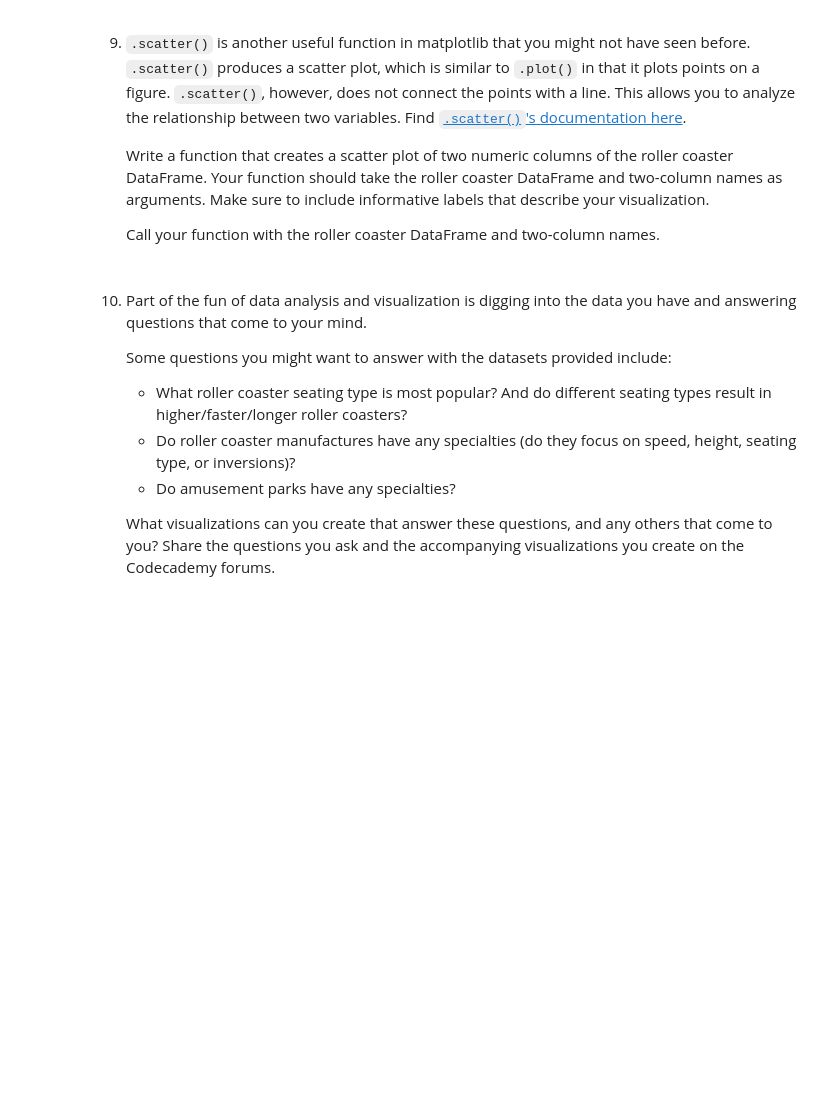
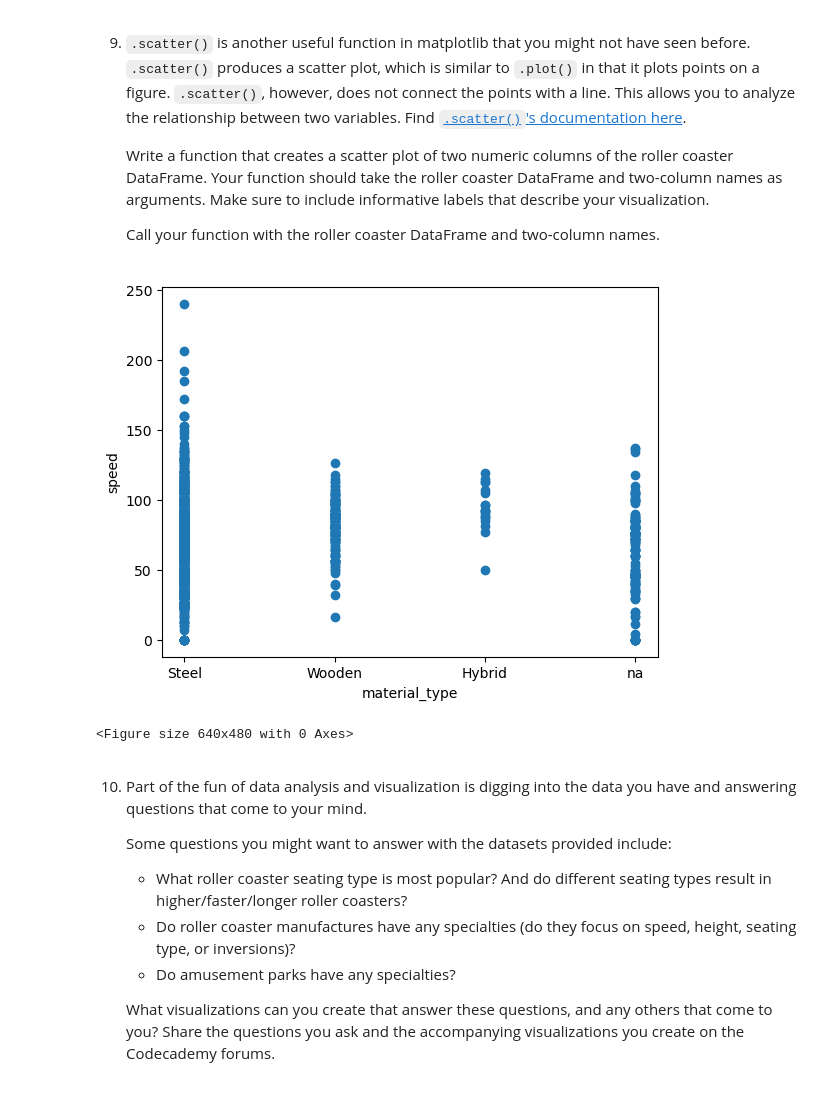
Before and after one commit to maximilianjun/roller-coaster-mini-project-3, a Jupyter notebook: Roller Coaster.ipynb, the cells around one changed output. Cells and saved outputs as stored; diff of their text form; code cells hidden in the pictures; blank space fills up the shorter version.

Commit message:
Update roller-coasters-mini-project-3

```diff
--- a/Roller Coaster.ipynb
+++ b/Roller Coaster.ipynb
@@ -322,4 +322,23 @@ plt.clf()
    Write a function that creates a scatter plot of two numeric columns of the roller coaster DataFrame. Your function should take the roller coaster DataFrame and two-column names as arguments. Make sure to include informative labels that describe your visualization.
 
    Call your function with the roller coaster DataFrame and two-column names.
+# %%
+# 9
+# Create a function to plot scatter of any two columns
+def plot_scatter_coaster(coasters, column_x, column_y):
+    # Plot scatter
+    plt.scatter(coasters[column_x], coasters[column_y])
+
+    # Axis labels
+    plt.xlabel(column_x)
+    plt.ylabel(column_y)
+
+    # Show
+    plt.show()
+
+plot_scatter_coaster(coasters, "material_type", "speed")
+plt.clf()
+# %% [output]
+[figure, added]
+<Figure size 640x480 with 0 Axes>
 # %%
```
Also changed, not shown: parts of 1 cell of this notebook.
